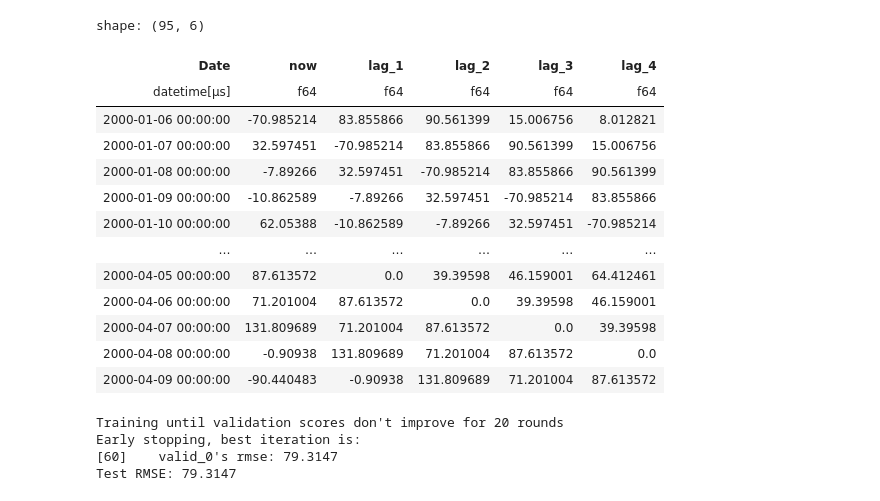
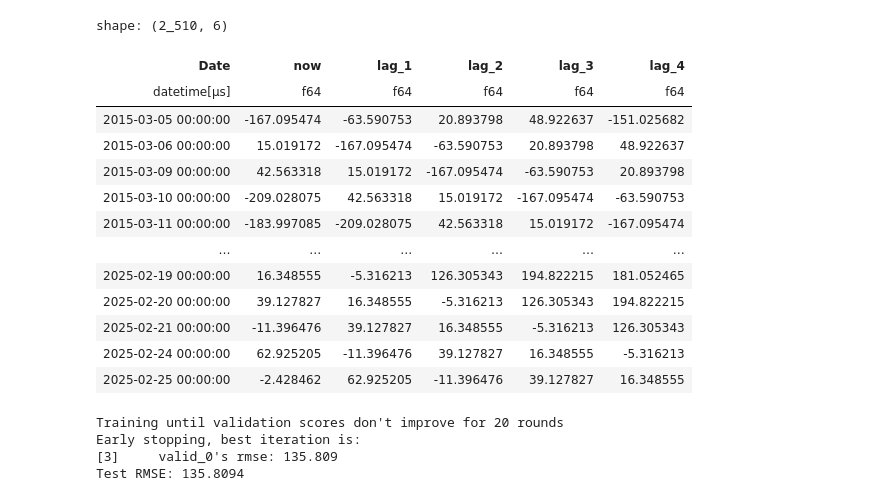
Before and after one commit to tndd/sitagaki2, a Jupyter notebook: notebook/model/lgbm.ipynb, the cells around one changed output. Drawn from its saved outputs; the diff is of its cells as text; code cells hidden in the pictures.

```diff
--- a/notebook/model/lgbm.ipynb
+++ b/notebook/model/lgbm.ipynb
@@ -1,23 +1,25 @@
-# %%
-from fixture.factory.feature.closes import factory_closes_n4
-
-closes_n4 = factory_closes_n4()
-closes_n4
-# %% [output]
-shape: (95, 6)
-| Date | now | lag_1 | lag_2 | lag_3 | lag_4 |
-| datetime[μs] | f64 | f64 | f64 | f64 | f64 |
-| 2000-01-06 00:00:00 | -70.985214 | 83.855866 | 90.561399 | 15.006756 | 8.012821 |
-| 2000-01-07 00:00:00 | 32.597451 | -70.985214 | 83.855866 | 90.561399 | 15.006756 |
-| 2000-01-08 00:00:00 | -7.89266 | 32.597451 | -70.985214 | 83.855866 | 90.561399 |
-| 2000-01-09 00:00:00 | -10.862589 | -7.89266 | 32.597451 | -70.985214 | 83.855866 |
-| 2000-01-10 00:00:00 | 62.05388 | -10.862589 | -7.89266 | 32.597451 | -70.985214 |
-| … | … | … | … | … | … |
-| 2000-04-05 00:00:00 | 87.613572 | 0.0 | 39.39598 | 46.159001 | 64.412461 |
-| 2000-04-06 00:00:00 | 71.201004 | 87.613572 | 0.0 | 39.39598 | 46.159001 |
-| 2000-04-07 00:00:00 | 131.809689 | 71.201004 | 87.613572 | 0.0 | 39.39598 |
-| 2000-04-08 00:00:00 | -0.90938 | 131.809689 | 71.201004 | 87.613572 | 0.0 |
-| 2000-04-09 00:00:00 | -90.440483 | -0.90938 | 131.809689 | 71.201004 | 87.613572 |
+# %%
+from dataset.ohlcv.repository import read_df_aapl
+from feature.closes.derive import derive_closes_n4
+
+df_aapl = read_df_aapl()
+closes_n4 = derive_closes_n4(df_aapl)
+closes_n4
+# %% [output]
+shape: (2_510, 6)
+| Date | now | lag_1 | lag_2 | lag_3 | lag_4 |
+| datetime[μs] | f64 | f64 | f64 | f64 | f64 |
+| 2015-03-05 00:00:00 | -167.095474 | -63.590753 | 20.893798 | 48.922637 | -151.025682 |
+| 2015-03-06 00:00:00 | 15.019172 | -167.095474 | -63.590753 | 20.893798 | 48.922637 |
+| 2015-03-09 00:00:00 | 42.563318 | 15.019172 | -167.095474 | -63.590753 | 20.893798 |
+| 2015-03-10 00:00:00 | -209.028075 | 42.563318 | 15.019172 | -167.095474 | -63.590753 |
+| 2015-03-11 00:00:00 | -183.997085 | -209.028075 | 42.563318 | 15.019172 | -167.095474 |
+| … | … | … | … | … | … |
+| 2025-02-19 00:00:00 | 16.348555 | -5.316213 | 126.305343 | 194.822215 | 181.052465 |
+| 2025-02-20 00:00:00 | 39.127827 | 16.348555 | -5.316213 | 126.305343 | 194.822215 |
+| 2025-02-21 00:00:00 | -11.396476 | 39.127827 | 16.348555 | -5.316213 | 126.305343 |
+| 2025-02-24 00:00:00 | 62.925205 | -11.396476 | 39.127827 | 16.348555 | -5.316213 |
+| 2025-02-25 00:00:00 | -2.428462 | 62.925205 | -11.396476 | 39.127827 | 16.348555 |
 # %%
 import lightgbm as lgb
 import numpy as np
@@ -64,5 +66,5 @@ print(f'Test RMSE: {rmse:.4f}')
 # %% [output]
 Training until validation scores don't improve for 20 rounds
 Early stopping, best iteration is:
-[60]    valid_0's rmse: 79.3147
-Test RMSE: 79.3147
+[3]     valid_0's rmse: 135.809
+Test RMSE: 135.8094
```
Also changed, not shown: parts of 2 cells of this notebook.
